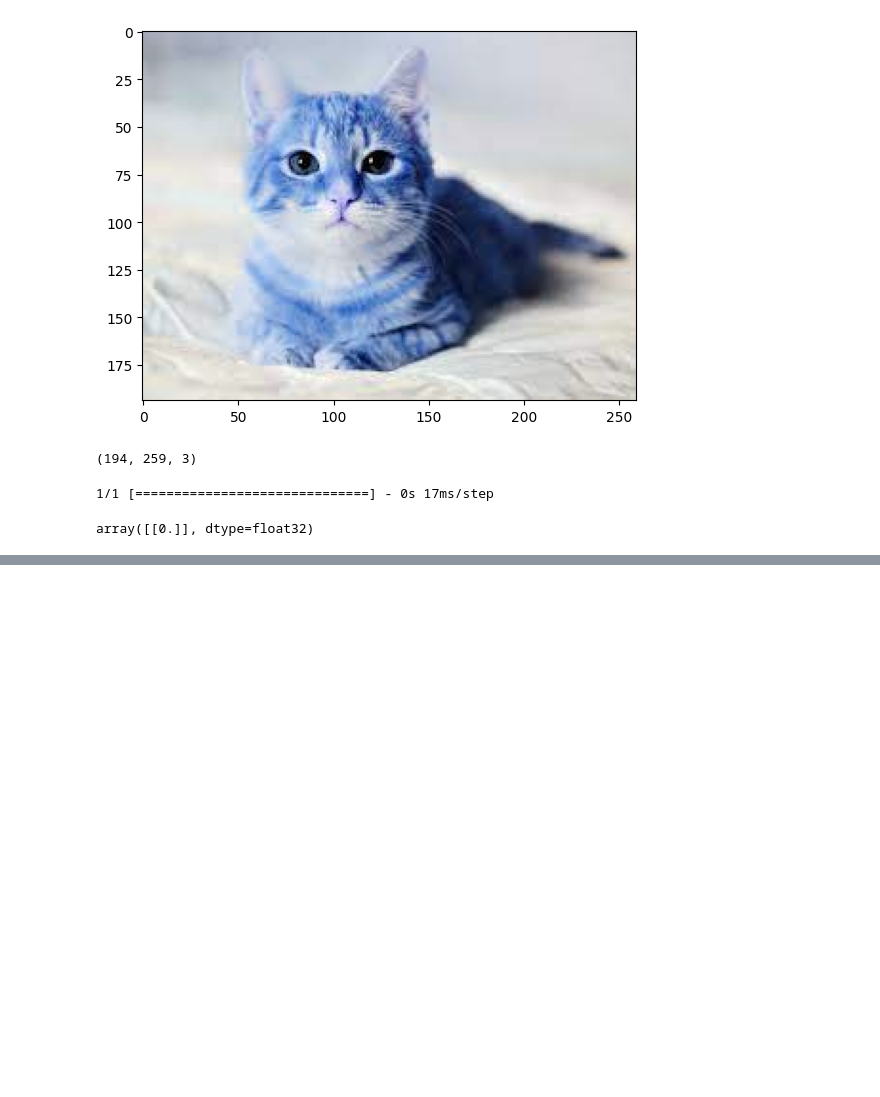
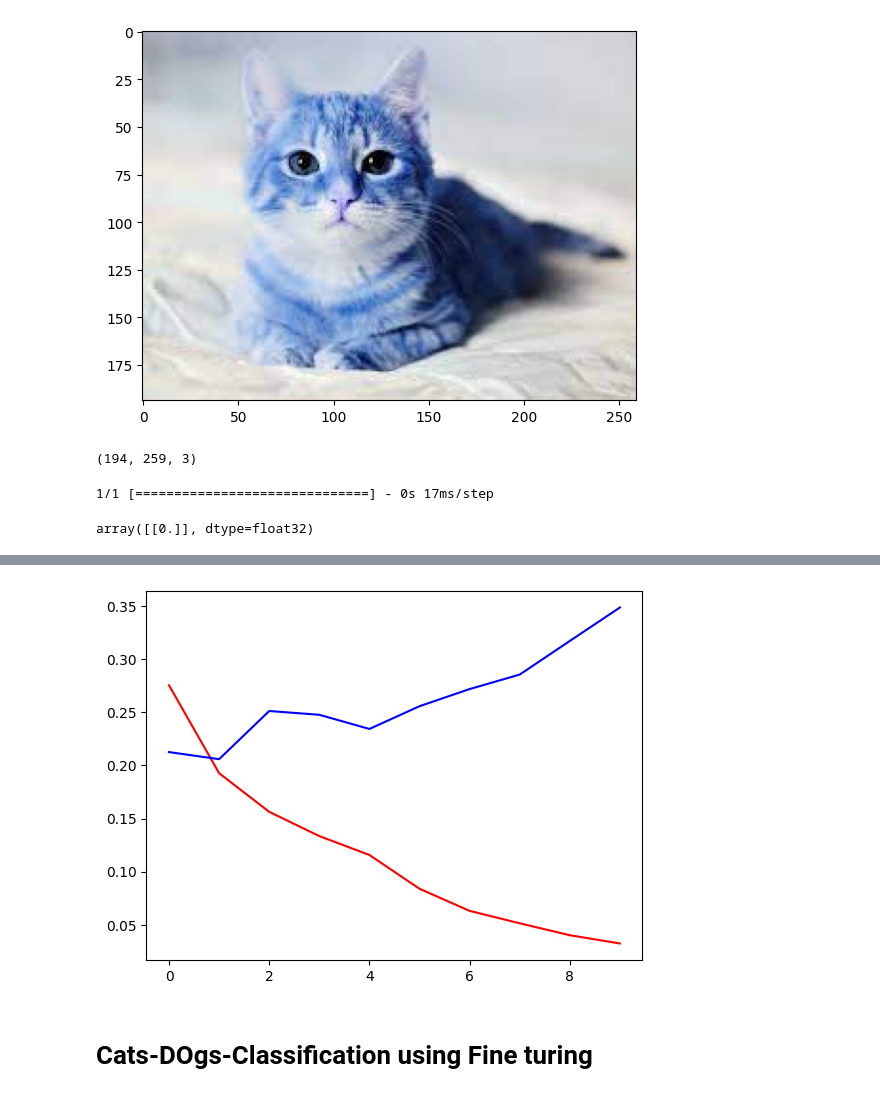
Before and after one commit to mrehtsham1217/Deep-Learning, a Jupyter notebook: Cats_DOgs.ipynb, the cells around one changed output, grey strips where cells are left out. Cells and saved outputs as stored; diff of their text form; code cells hidden in the pictures; blank space fills up the shorter version.

```diff
--- a/Cats_DOgs.ipynb
+++ b/Cats_DOgs.ipynb
@@ -170,0 +486,9 @@ array([[0.]], dtype=float32)
+# %%
+import matplotlib.pyplot as plt
+plt.plot(history2.history['loss'],color='red',label='train')
+plt.plot(history2.history['val_loss'],color='blue',label='test')
+plt.show()
+# %% [output]
+[figure, added]
+# %% [markdown]
+# Cats-DOgs-Classification using Fine turing
```
Also changed, not shown: parts of 46 cells of this notebook.
